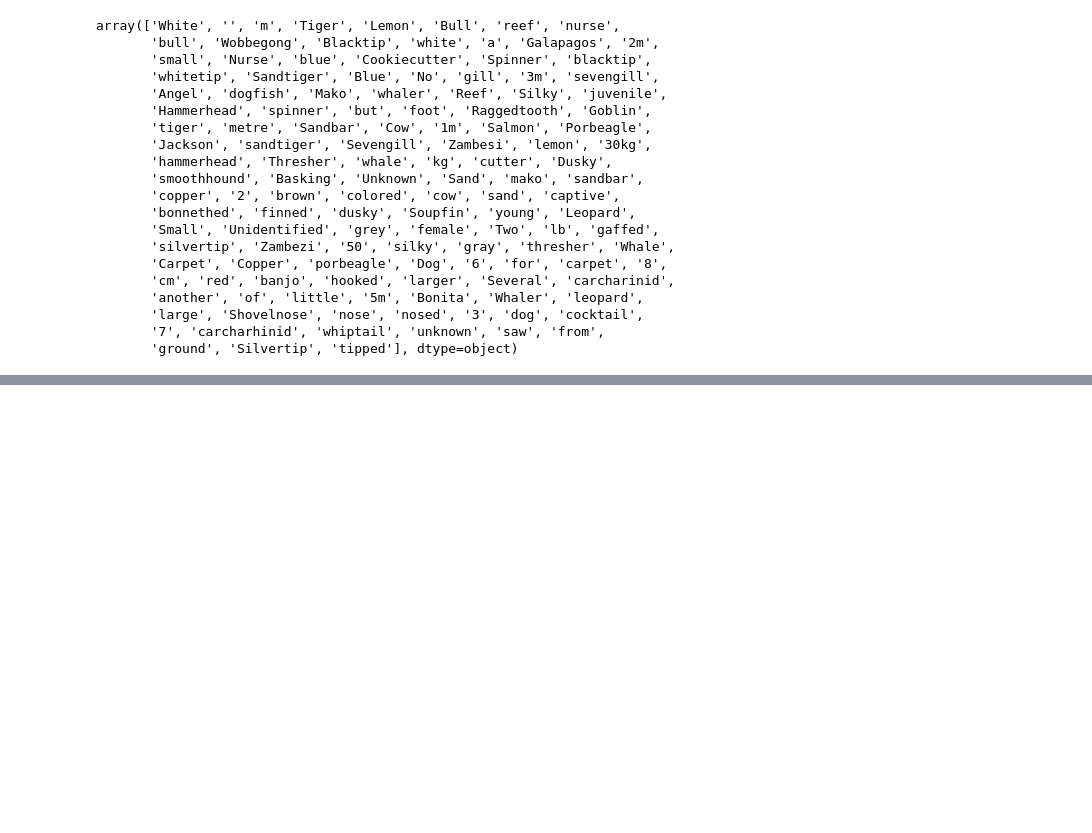
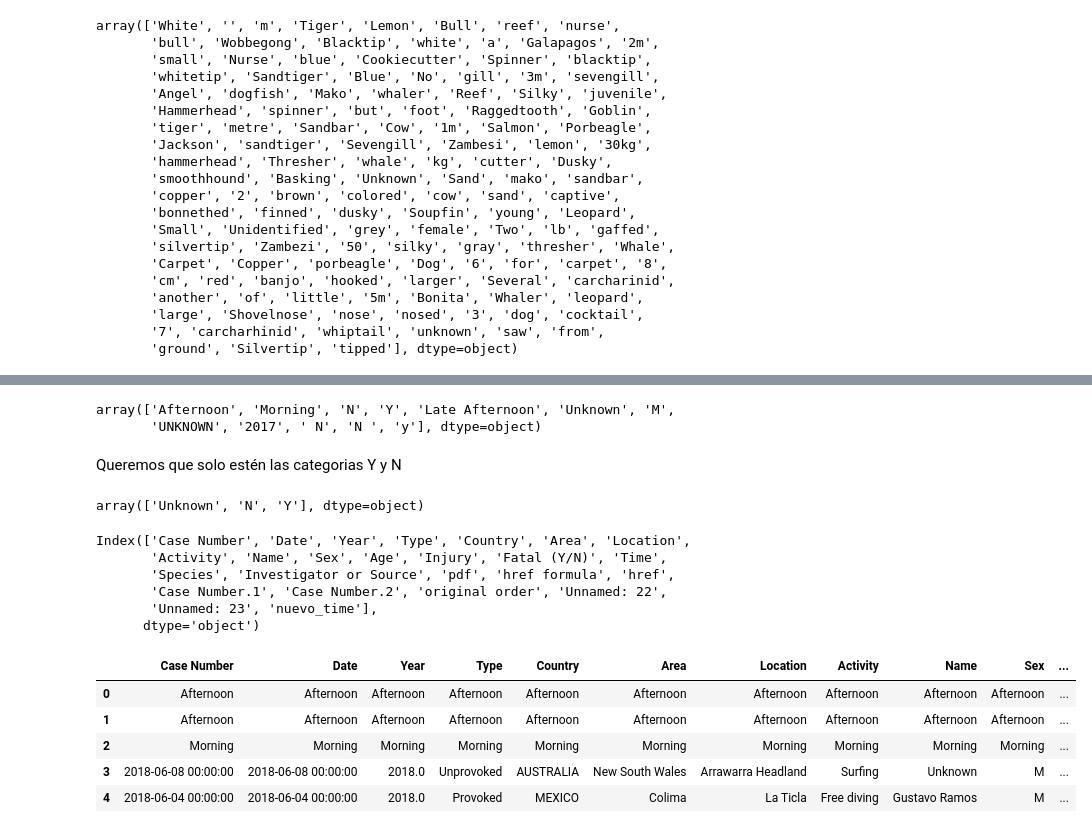
Before and after one commit to dgomezlechon/Proyect1-cleaning-pandas, a Jupyter notebook: my-code/New_version.ipynb, the cells around one changed output, grey strips where cells are left out. Drawn from its saved outputs; the diff is of its cells as text; code cells hidden in the pictures; blank space fills up the shorter version.

```diff
--- a/my-code/New_version.ipynb
+++ b/my-code/New_version.ipynb
@@ -320,7 +320,7 @@ array(['F', 'M', 'Unknown', 'M ', 'lli', 'N', '.'], dtype=object)
 # %% [markdown]
 Queremos dejar solo 3 categorias: F, M, Unknown, por lo que vamos a sustituir las otras
 # %%
-shark.replace({"Sex":{"M ":"M","lli":"Unknown","N":"M",".":"Unknown"}},inplace=True)
+shark.replace({"Sex":{"M ":"M","lli":"Unknown","N":"M",".":"Unknown","Afternoon":"Unknown","Morning":"Unknown","Late Afternoon":"Unknown"}},inplace=True)
 # %%
 shark.Sex.unique()
 # %% [output]
@@ -481,0 +484,31 @@ array(['Afternoon', 'Morning', 'Unknown', 'Late afternoon',
+# %%
+shark["Fatal (Y/N)"].unique()
+# %% [output]
+array(['Afternoon', 'Morning', 'N', 'Y', 'Late Afternoon', 'Unknown', 'M',
+       'UNKNOWN', '2017', ' N', 'N ', 'y'], dtype=object)
+# %% [markdown]
+Queremos que solo estén las categorias Y y N
+# %%
+shark.replace({"Fatal (Y/N)":{"Afternoon":"Unknown","Morning":"Unknown","Late Afternoon":"Unknown","M":"Unknown","UNKNOWN":"Unknown","2017":"Unknown"," N":"Unknown","N ":"Unknown","y":"Unknown","unknown":"Unknown"}},inplace=True)
+# %%
+shark["Fatal (Y/N)"].unique()
+# %% [output]
+array(['Unknown', 'N', 'Y'], dtype=object)
+# %%
+shark.columns
+# %% [output]
+Index(['Case Number', 'Date', 'Year', 'Type', 'Country', 'Area', 'Location',
+       'Activity', 'Name', 'Sex', 'Age', 'Injury', 'Fatal (Y/N)', 'Time',
+       'Species', 'Investigator or Source', 'pdf', 'href formula', 'href',
+       'Case Number.1', 'Case Number.2', 'original order', 'Unnamed: 22',
+       'Unnamed: 23', 'nuevo_time'],
+      dtype='object')
+# %%
+shark.head()
+# %% [output]
+|  | Case Number | Date | Year | Type | Country | Area | Location | Activity | Name | Sex | ... |
+| 0 | Afternoon | Afternoon | Afternoon | Afternoon | Afternoon | Afternoon | Afternoon | Afternoon | Afternoon | Afternoon | ... |
+| 1 | Afternoon | Afternoon | Afternoon | Afternoon | Afternoon | Afternoon | Afternoon | Afternoon | Afternoon | Afternoon | ... |
+| 2 | Morning | Morning | Morning | Morning | Morning | Morning | Morning | Morning | Morning | Morning | ... |
+| 3 | 2018-06-08 00:00:00 | 2018-06-08 00:00:00 | 2018.0 | Unprovoked | AUSTRALIA | New South Wales | Arrawarra Headland | Surfing | Unknown | M | ... |
+| 4 | 2018-06-04 00:00:00 | 2018-06-04 00:00:00 | 2018.0 | Provoked | MEXICO | Colima | La Ticla | Free diving | Gustavo Ramos | M | ... |
```
Also changed, not shown: parts of 47 cells of this notebook.
